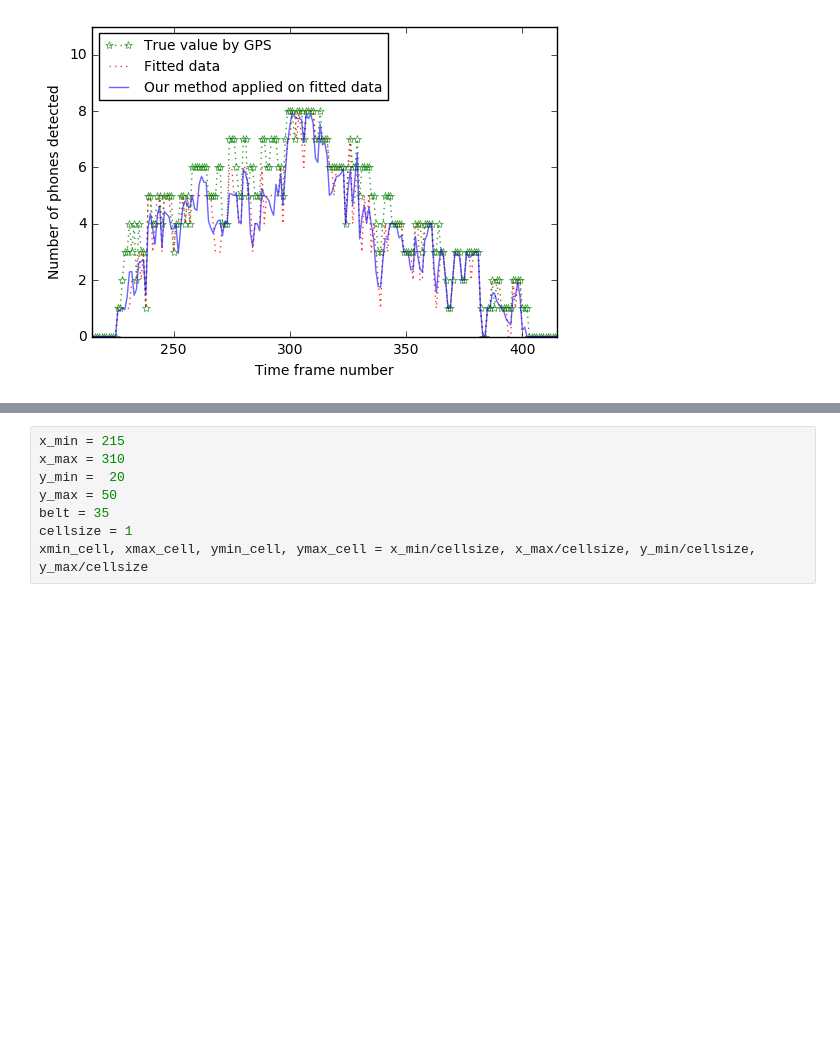
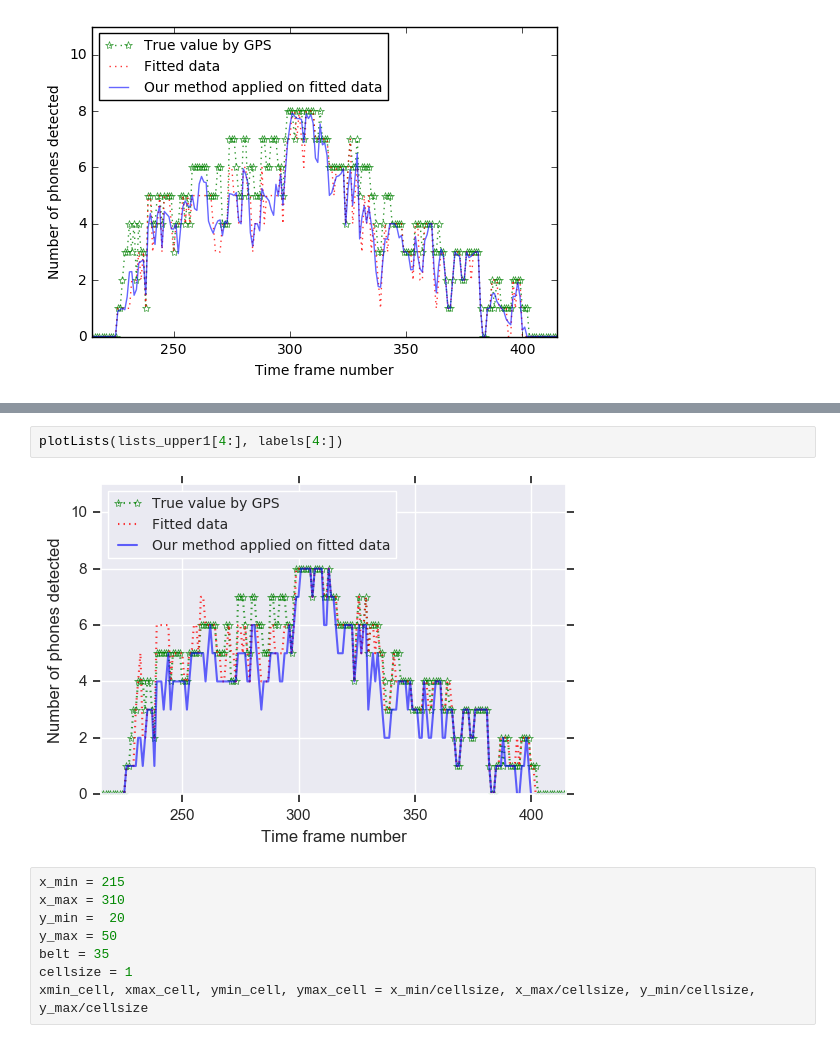
Before and after one commit to ArenA-Crowds/Crowds, a Jupyter notebook: Simulations.ipynb, the cells around one changed output, grey strips where cells are left out. Cells and saved outputs as stored; diff of their text form; blank space fills up the shorter version.

```diff
--- a/Simulations.ipynb
+++ b/Simulations.ipynb
@@ -587,3 +578,7 @@ plotLists(lists_upper1[4:], labels[4:])
+# %%
+plotLists(lists_upper1[4:], labels[4:])
+# %% [output]
+[figure, added]
 # %%
 x_min = 215
 x_max = 310
```
Also changed, not shown: parts of 39 cells of this notebook, 1 other file.
